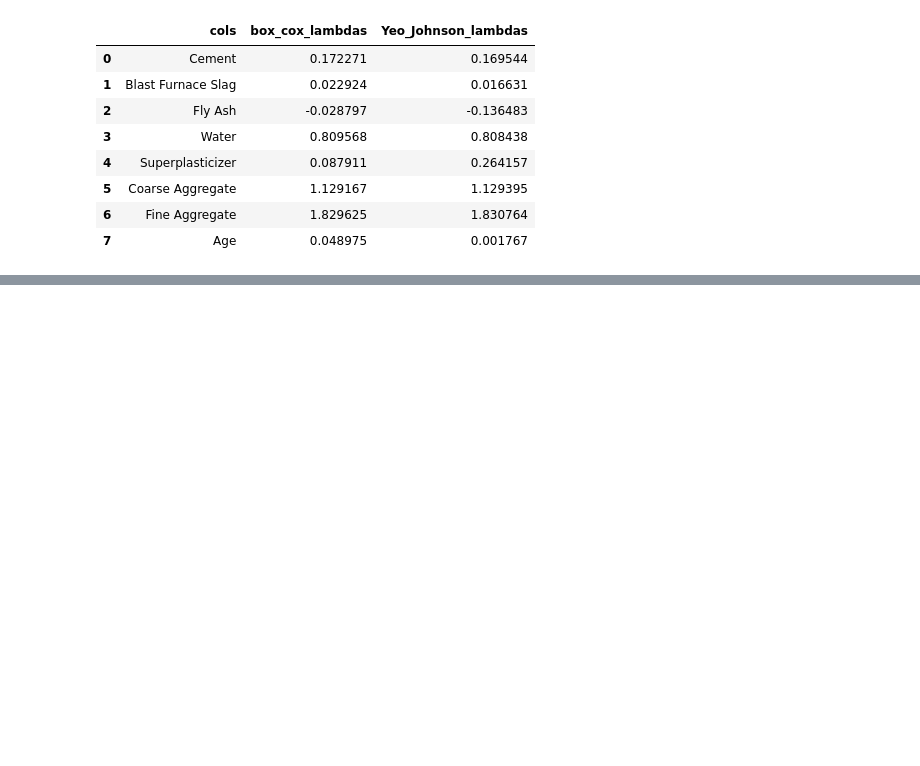
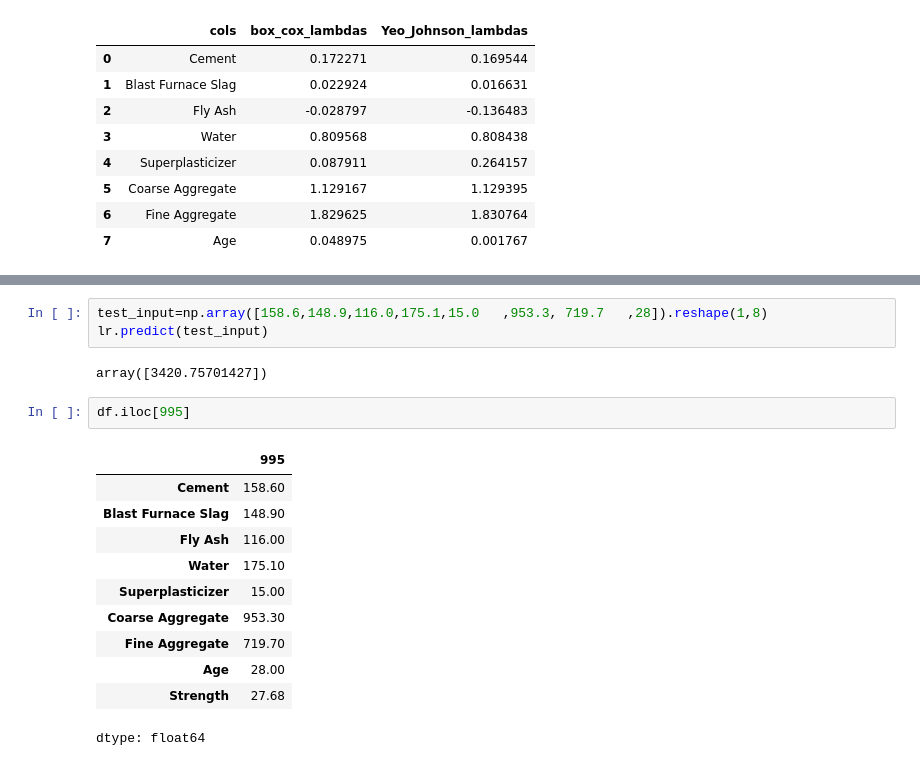
Before and after one commit to ajaykumar080286/feature_engineering, a Jupyter notebook: 17_power_transformer.ipynb, the cells around one changed output, grey strips where cells are left out. Drawn from its saved outputs; the diff is of its cells as text; blank space fills up the shorter version.

```diff
--- a/17_power_transformer.ipynb
+++ b/17_power_transformer.ipynb
@@ -219,0 +258,19 @@ pd.DataFrame({'cols':X_train.columns,'box_cox_lambdas':pt.lambdas_,'Yeo_Johnson_
+# %%
+test_input=np.array([158.6,148.9,116.0,175.1,15.0	,953.3,	719.7	,28]).reshape(1,8)
+lr.predict(test_input)
+# %% [output]
+array([3420.75701427])
+# %%
+df.iloc[995]
+# %% [output]
+|  | 995 |
+| Cement | 158.60 |
+| Blast Furnace Slag | 148.90 |
+| Fly Ash | 116.00 |
+| Water | 175.10 |
+| Superplasticizer | 15.00 |
+| Coarse Aggregate | 953.30 |
+| Fine Aggregate | 719.70 |
+| Age | 28.00 |
+| Strength | 27.68 |
+dtype: float64
```
Also changed, not shown: parts of 7 cells of this notebook.
